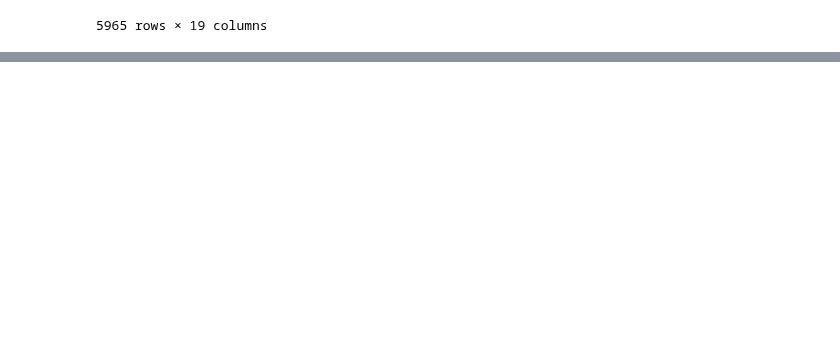
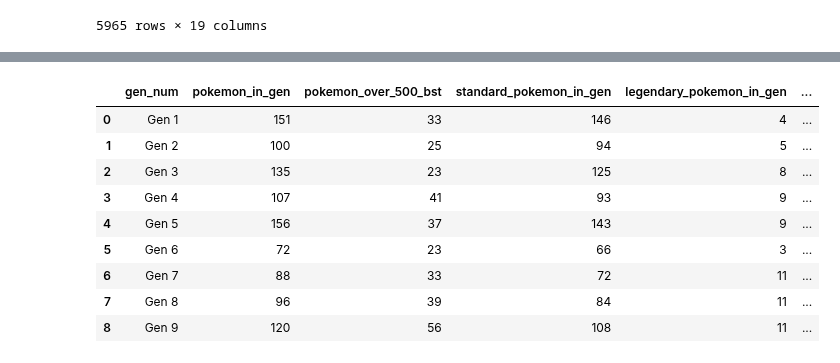
Before and after one commit to AEG-1309/me204-final-project, a Jupyter notebook: notebooks/NB03-Data-Analysis.ipynb, the cells around one changed output, grey strips where cells are left out. Cells and saved outputs as stored; diff of their text form; code cells hidden in the pictures; blank space fills up the shorter version.

```diff
--- a/notebooks/NB03-Data-Analysis.ipynb
+++ b/notebooks/NB03-Data-Analysis.ipynb
@@ -1194,0 +1268,12 @@ df_base
+# %%
+legendary_mon = (
+    df_base[
+        df_base['Classification'] == 'Legendary'
+    ]
+    .groupby(['gen_num'], as_index = False)
+    ['name'].count()
+    .drop(columns = ['gen_num'])
+    .rename(columns = {'name':'legendary_pokemon_in_gen'})
+)
+
+legendary_mon
@@ -1194,0 +1291,12 @@ df_base
+# %%
+mythical_mon = (
+    df_base[
+        df_base['Classification'] == 'Mythical'
+    ]
+    .groupby(['gen_num'], as_index = False)
+    ['name'].count()
+    .drop(columns = ['gen_num'])
+    .rename(columns = {'name':'mythical_pokemon_in_gen'})
+)
+
+mythical_mon
@@ -1194,0 +1314,14 @@ df_base
+# %%
+standard_over_500 = (
+    df_base[
+        (df_base['Classification'] == 'Standard')
+        &
+        (df_base['over_500'] == 'Yes')
+    ]
+    .groupby(['gen_num'], as_index = False)
+    ['name'].count()
+    .drop(columns = ['gen_num'])
+    .rename(columns = {'name':'standard_pokemon_over_500'})
+)
+
+standard_over_500
@@ -1194,0 +1339,15 @@ df_base
+# %%
+prop_df = pd.concat([mon_count, mon_over_500, standard_mon, legendary_mon, mythical_mon, standard_over_500], axis = 1)
+
+prop_df
+# %% [output]
+|  | gen_num | pokemon_in_gen | pokemon_over_500_bst | standard_pokemon_in_gen | legendary_pokemon_in_gen | ... |
+| 0 | Gen 1 | 151 | 33 | 146 | 4 | ... |
+| 1 | Gen 2 | 100 | 25 | 94 | 5 | ... |
+| 2 | Gen 3 | 135 | 23 | 125 | 8 | ... |
+| 3 | Gen 4 | 107 | 41 | 93 | 9 | ... |
+| 4 | Gen 5 | 156 | 37 | 143 | 9 | ... |
+| 5 | Gen 6 | 72 | 23 | 66 | 3 | ... |
+| 6 | Gen 7 | 88 | 33 | 72 | 11 | ... |
+| 7 | Gen 8 | 96 | 39 | 84 | 11 | ... |
+| 8 | Gen 9 | 120 | 56 | 108 | 11 | ... |
```
Also changed, not shown: parts of 14 cells of this notebook, 1 other file.
